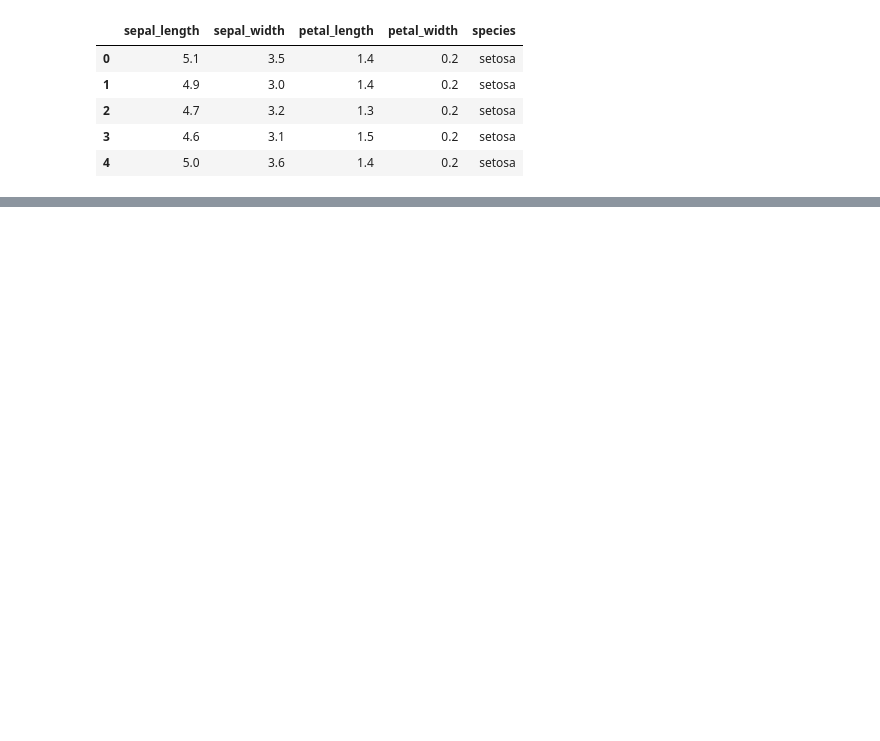
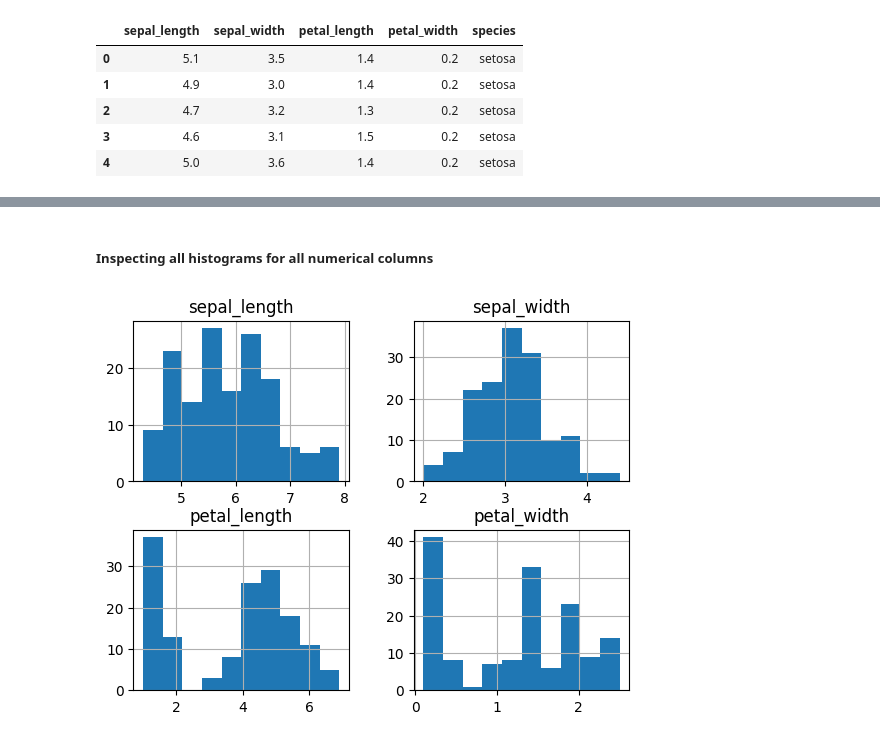
Before and after one commit to vnallam09/datafun-04-eda, a Jupyter notebook: teja_eda_notebook.ipynb, the cells around one changed output, grey strips where cells are left out. Saved outputs shown, nothing was run; the diff lists cells and outputs as text; code cells hidden in the pictures; blank space fills up the shorter version.

```diff
--- a/teja_eda_notebook.ipynb
+++ b/teja_eda_notebook.ipynb
@@ -42,0 +126,8 @@ iris_df.head()
+# %% [markdown]
+##### Inspecting all histograms for all numerical columns
+# %%
+iris_df.hist()
+
+matplotlib.pyplot.show()
+# %% [output]
+[figure, added]
```
Also changed, not shown: parts of 47 cells of this notebook.
